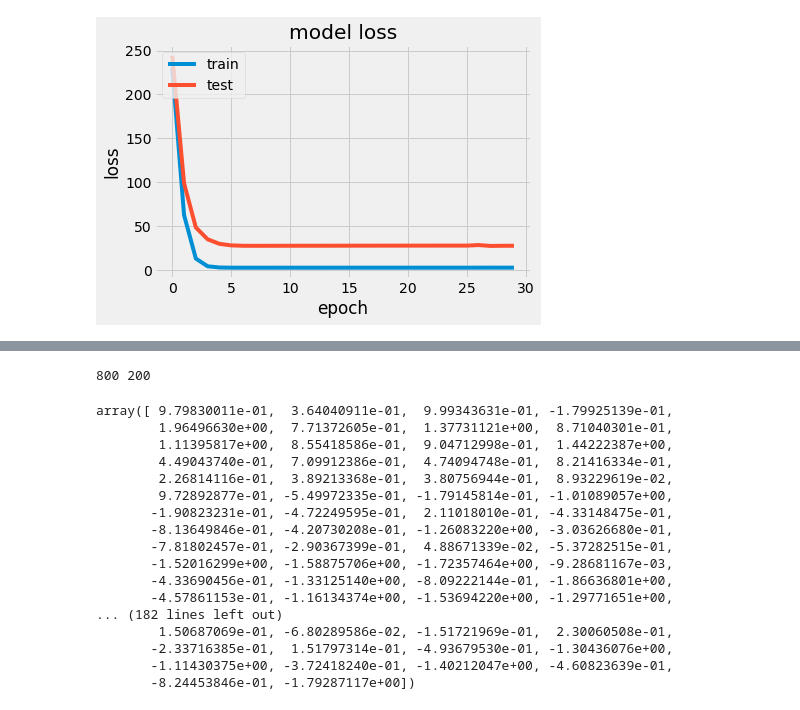
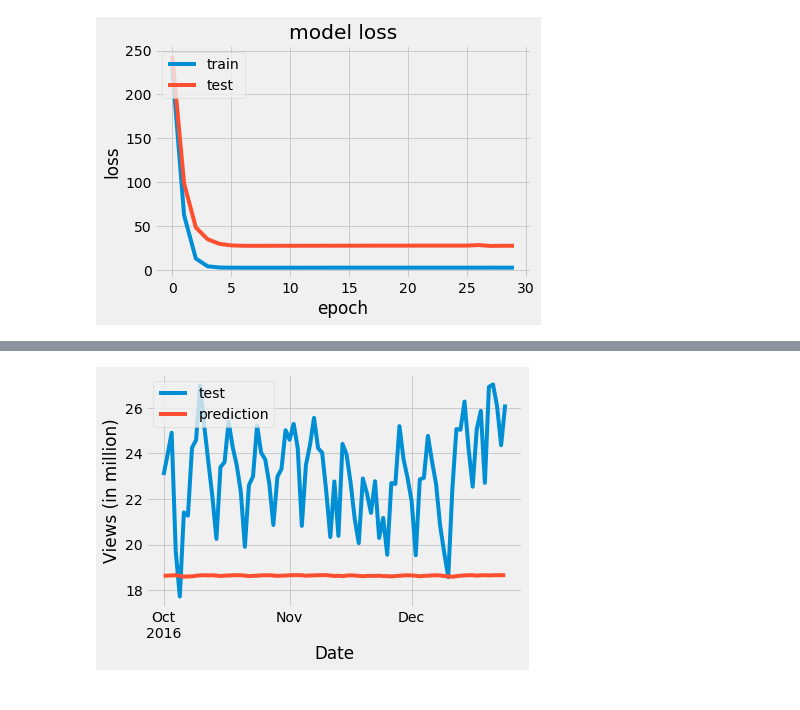
Before and after one commit to Subikshaa/Time-Series-Forecasting-on-Web-Traffic-Dataset, a Jupyter notebook: forecast_LSTM.ipynb, the cells around one changed output, grey strips where cells are left out. Cells and saved outputs as stored; diff of their text form; code cells hidden in the pictures.

Commit message:
Prediction using LSTM

```diff
--- a/forecast_LSTM.ipynb
+++ b/forecast_LSTM.ipynb
@@ -142,47 +123,10 @@ plt.show()
-# %%
-time = np.arange(0, 100, 0.1)
-sin = np.sin(time) + np.random.normal(scale=0.5, size=len(time))
-
-df = pd.DataFrame(dict(sine=sin), index=time, columns=['sine'])
-
-train_size = int(len(df) * 0.8)
-test_size = len(df) - train_size
-train, test = df.iloc[0:train_size], df.iloc[train_size:len(df)]
-print(len(train), len(test))
-# %% [output]
-800 200
-# %%
-def create_dataset(X, y, time_steps=1):
-    Xs, ys = [], []
-    for i in range(len(X) - time_steps):
-        v = X.iloc[i:(i + time_steps)].values
-        Xs.append(v)
-        ys.append(y.iloc[i + time_steps])
-    return np.array(Xs), np.array(ys)
-
-time_steps = 10
-
-# reshape to [samples, time_steps, n_features]
-
-X_train, y_train = create_dataset(train, train.sine, time_steps)
-X_test, y_test = create_dataset(test, test.sine, time_steps)
-
-y_train
-# %% [output]
-array([ 9.79830011e-01,  3.64040911e-01,  9.99343631e-01, -1.79925139e-01,
-        1.96496630e+00,  7.71372605e-01,  1.37731121e+00,  8.71040301e-01,
-        1.11395817e+00,  8.55418586e-01,  9.04712998e-01,  1.44222387e+00,
-        4.49043740e-01,  7.09912386e-01,  4.74094748e-01,  8.21416334e-01,
-        2.26814116e-01,  3.89213368e-01,  3.80756944e-01,  8.93229619e-02,
-        9.72892877e-01, -5.49972335e-01, -1.79145814e-01, -1.01089057e+00,
-       -1.90823231e-01, -4.72249595e-01,  2.11018010e-01, -4.33148475e-01,
-       -8.13649846e-01, -4.20730208e-01, -1.26083220e+00, -3.03626680e-01,
-       -7.81802457e-01, -2.90367399e-01,  4.88671339e-02, -5.37282515e-01,
-       -1.52016299e+00, -1.58875706e+00, -1.72357464e+00, -9.28681167e-03,
-       -4.33690456e-01, -1.33125140e+00, -8.09222144e-01, -1.86636801e+00,
-       -4.57861153e-01, -1.16134374e+00, -1.53694220e+00, -1.29771651e+00,
-... (182 lines left out)
-        1.50687069e-01, -6.80289586e-02, -1.51721969e-01,  2.30060508e-01,
-       -2.33716385e-01,  1.51797314e-01, -4.93679530e-01, -1.30436076e+00,
-       -1.11430375e+00, -3.72418240e-01, -1.40212047e+00, -4.60823639e-01,
-       -8.24453846e-01, -1.79287117e+00])
+# %%
+fig,ax=plt.subplots()
+pd.DataFrame({'Date':test.index[:y_test.shape[0]],'Views':y_test}).plot('Date',ax=ax)
+pd.DataFrame({'Date':test.index[:y_pred.shape[0]],'Views':y_pred.flatten()}).plot('Date',ax=ax)
+plt.legend(['test', 'prediction'], loc='upper left')
+plt.ylabel('Views (in million)')
+plt.show()
+# a.info()
+# %% [output]
+[figure, added]
```
Also changed, not shown: parts of 2 cells of this notebook.
